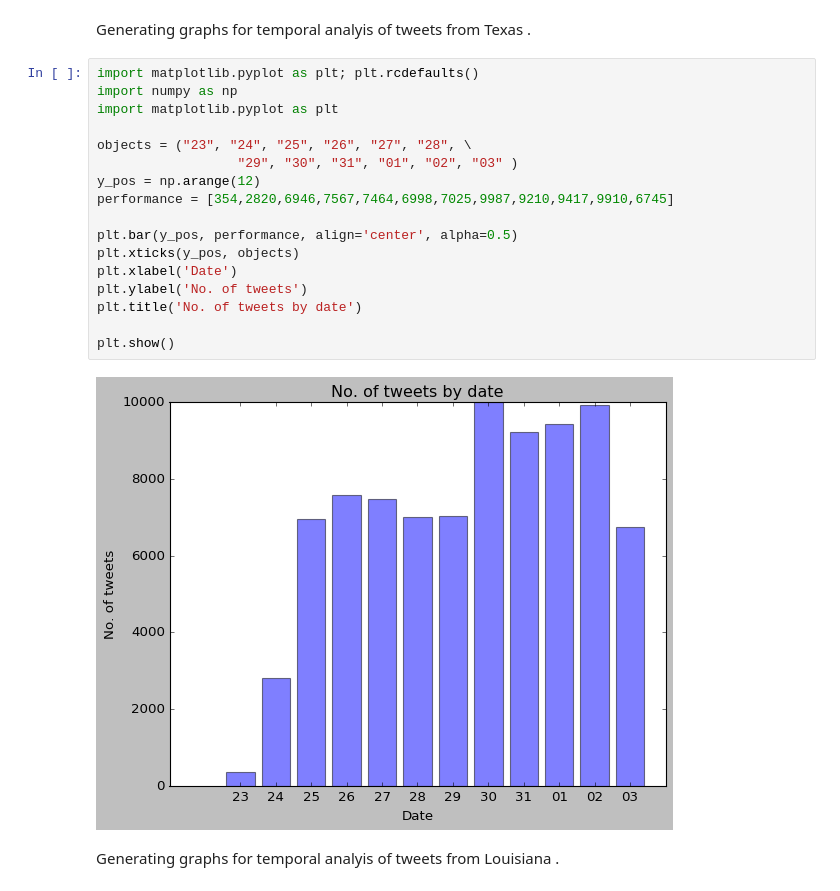
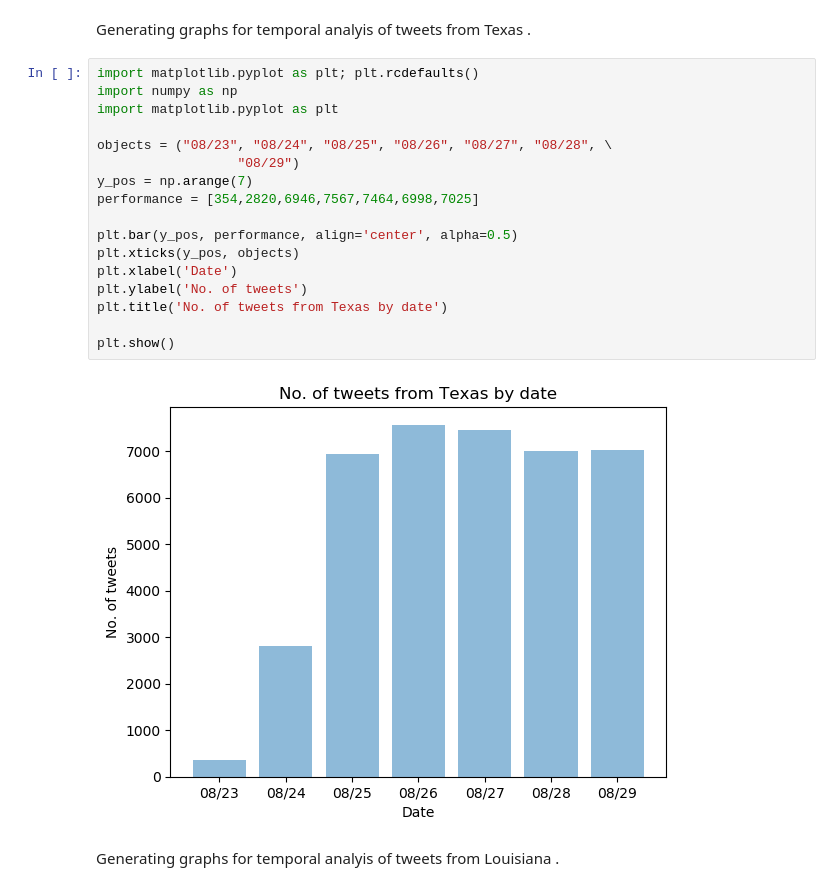
Before and after one commit to AI-Project-Hurricane-Harvey/HurricaneHarveyAnalysis, a Jupyter notebook: harvey_analysis.ipynb, the cells around one changed output. Drawn from its saved outputs; the diff is of its cells as text.

```diff
--- a/harvey_analysis.ipynb
+++ b/harvey_analysis.ipynb
@@ -237,22 +228,22 @@ Generating graphs for temporal analyis of tweets from Texas .
 # %%
 import matplotlib.pyplot as plt; plt.rcdefaults()
 import numpy as np
 import matplotlib.pyplot as plt
 
-objects = ("23", "24", "25", "26", "27", "28", \
-                  "29", "30", "31", "01", "02", "03" )
-y_pos = np.arange(12)
-performance = [354,2820,6946,7567,7464,6998,7025,9987,9210,9417,9910,6745]
+objects = ("08/23", "08/24", "08/25", "08/26", "08/27", "08/28", \
+                  "08/29")
+y_pos = np.arange(7)
+performance = [354,2820,6946,7567,7464,6998,7025]
 
 plt.bar(y_pos, performance, align='center', alpha=0.5)
 plt.xticks(y_pos, objects)
 plt.xlabel('Date')
 plt.ylabel('No. of tweets')
-plt.title('No. of tweets by date')
+plt.title('No. of tweets from Texas by date')
 
 plt.show()
 # %% [output]
-[figure, old version]
+[figure, new version]
 # %% [markdown]
 Generating graphs for temporal analyis of tweets from Louisiana .
 # %%
```
Also changed, not shown: parts of 3 cells of this notebook.
